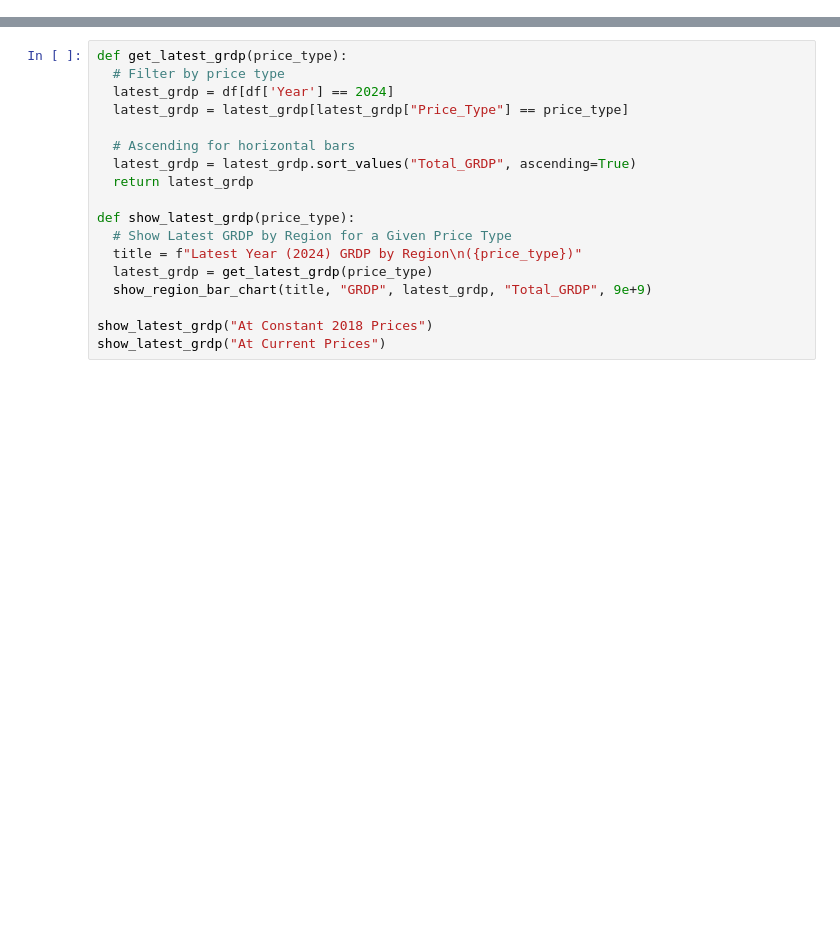
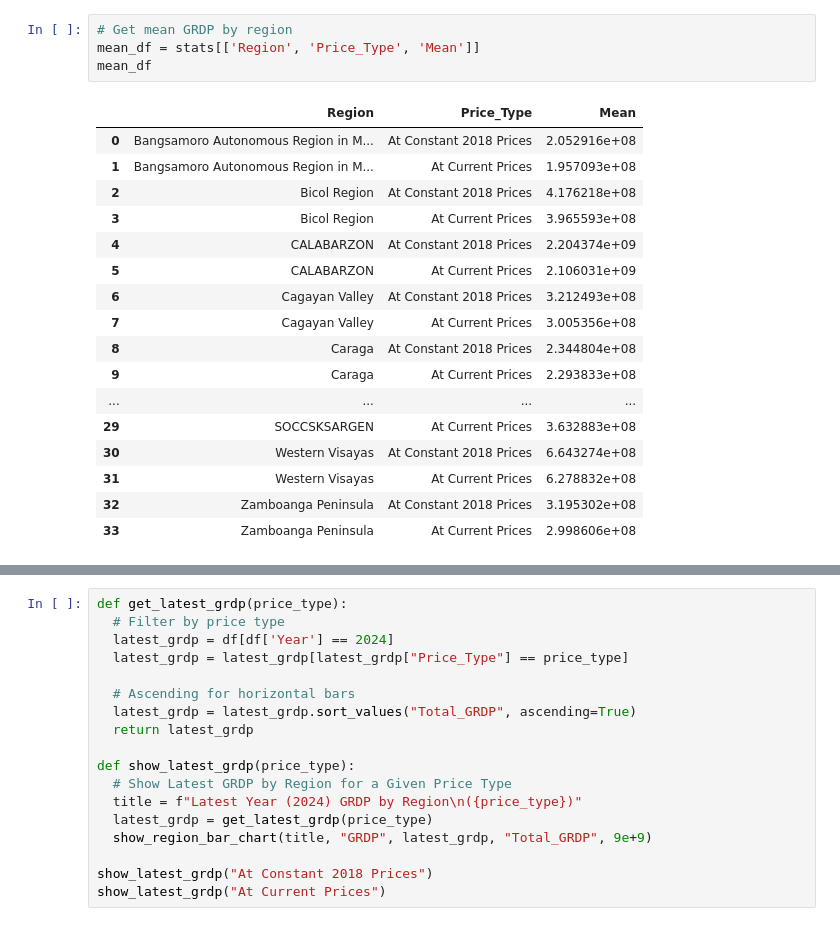
Before and after one commit to Llena-Anthony/9345-Prelim-Summative-Activity-TeamWPS, a Jupyter notebook: 04_Analysis/DS50_Regional_Size_Ranking/DS50_regional_size_ranking.ipynb, the cells around one changed output, grey strips where cells are left out. Drawn from its saved outputs; the diff is of its cells as text; blank space fills up the shorter version.

```diff
--- a/04_Analysis/DS50_Regional_Size_Ranking/DS50_regional_size_ranking.ipynb
+++ b/04_Analysis/DS50_Regional_Size_Ranking/DS50_regional_size_ranking.ipynb
@@ -17 +50,23 @@ mean_df = (df.groupby(["Region", "Price_Type"], as_index=False)["Total_GRDP"]
+# %%
+# Get mean GRDP by region
+mean_df = stats[['Region', 'Price_Type', 'Mean']]
+mean_df
+# %% [output]
+|  | Region | Price_Type | Mean |
+| 0 | Bangsamoro Autonomous Region in M... | At Constant 2018 Prices | 2.052916e+08 |
+| 1 | Bangsamoro Autonomous Region in M... | At Current Prices | 1.957093e+08 |
+| 2 | Bicol Region | At Constant 2018 Prices | 4.176218e+08 |
+| 3 | Bicol Region | At Current Prices | 3.965593e+08 |
+| 4 | CALABARZON | At Constant 2018 Prices | 2.204374e+09 |
+| 5 | CALABARZON | At Current Prices | 2.106031e+09 |
+| 6 | Cagayan Valley | At Constant 2018 Prices | 3.212493e+08 |
+| 7 | Cagayan Valley | At Current Prices | 3.005356e+08 |
+| 8 | Caraga | At Constant 2018 Prices | 2.344804e+08 |
+| 9 | Caraga | At Current Prices | 2.293833e+08 |
+| ... | ... | ... | ... |
+| 29 | SOCCSKSARGEN | At Current Prices | 3.632883e+08 |
+| 30 | Western Visayas | At Constant 2018 Prices | 6.643274e+08 |
+| 31 | Western Visayas | At Current Prices | 6.278832e+08 |
+| 32 | Zamboanga Peninsula | At Constant 2018 Prices | 3.195302e+08 |
+| 33 | Zamboanga Peninsula | At Current Prices | 2.998606e+08 |
 # %%
```
Also changed, not shown: parts of 4 cells of this notebook.
